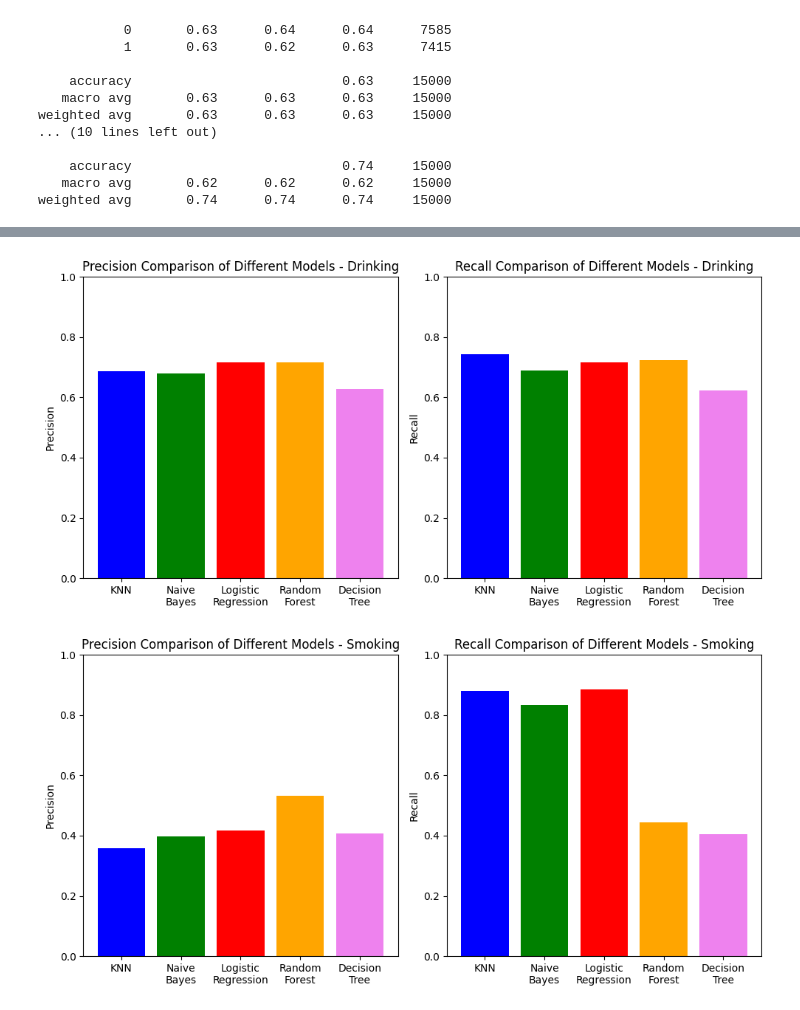
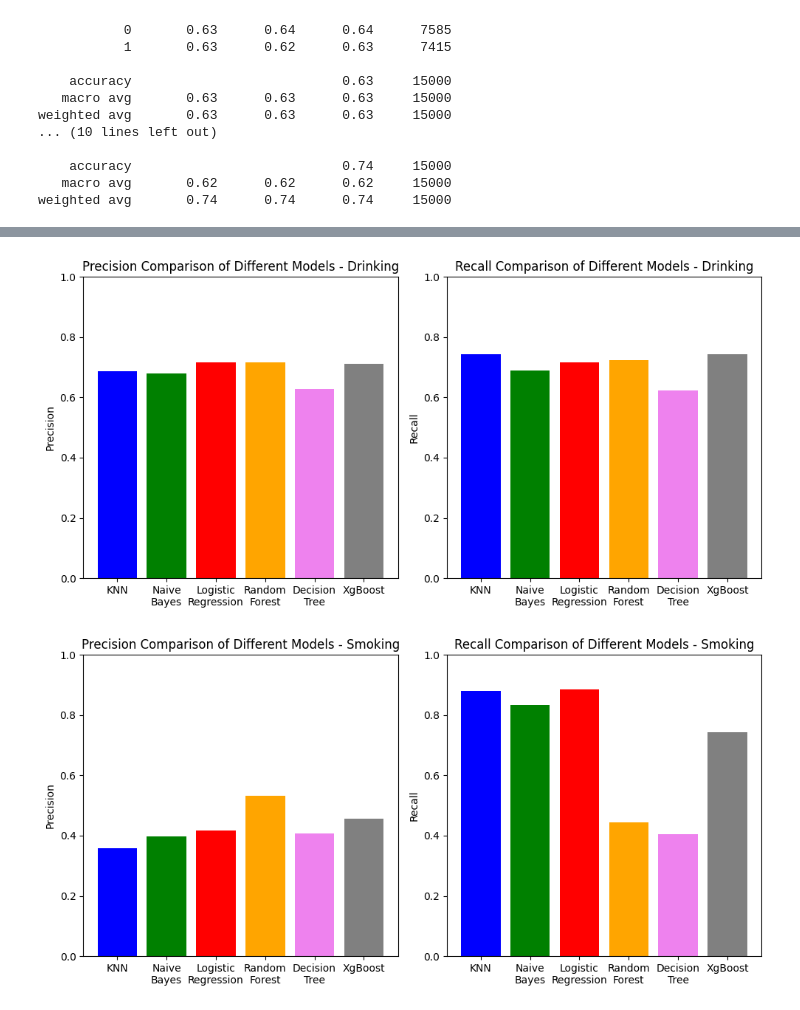
Before and after one commit to k-m-abrar-ahsan/Smoking-and-Drinking-Dataset-with-body-signal, a Jupyter notebook: main.ipynb, the cells around one changed output, grey strips where cells are left out. Saved outputs shown, nothing was run; the diff lists cells and outputs as text; code cells hidden in the pictures.

```diff
--- a/main.ipynb
+++ b/main.ipynb
@@ -522,3 +568,3 @@ weighted avg       0.74      0.74      0.74     15000
 # %%
-models = ['KNN',  'Naive\nBayes',  'Logistic\nRegression','Random\nForest','Decision\nTree']
+models = ['KNN',  'Naive\nBayes',  'Logistic\nRegression','Random\nForest','Decision\nTree','XgBoost']
 # %%
@@ -569,45 +615,51 @@ dt_recall_1 = recall_score(y_drink_test, dt_pred_drink)
 dt_precision_2= precision_score(y_smoke_test, dt_pred_smoke)
 dt_recall_2 = recall_score(y_smoke_test, dt_pred_smoke)
 
-precisions_1 = [knn_precision_1,  nb_precision_1, logreg_precision_1, rf_precision_1,dt_precision_1]
-recalls_1 = [ knn_recall_1,  nb_recall_1,  logreg_recall_1, rf_recall_1,dt_recall_1]
-precisions_2 = [knn_precision_2,  nb_precision_2, logreg_precision_2, rf_precision_2,dt_precision_2 ]
-recalls_2 = [ knn_recall_2,  nb_recall_2,  logreg_recall_2, rf_recall_2,dt_recall_2]
+xgb_precision_1= precision_score(y_drink_test, xgb_pred_drink)
+xgb_recall_1 = recall_score(y_drink_test, xgb_pred_drink)
+
+xgb_precision_2= precision_score(y_smoke_test, xgb_pred_smoke)
+xgb_recall_2 = recall_score(y_smoke_test, xgb_pred_smoke)
+
+precisions_1 = [knn_precision_1,  nb_precision_1, logreg_precision_1, rf_precision_1,dt_precision_1,xgb_precision_1]
+recalls_1 = [ knn_recall_1,  nb_recall_1,  logreg_recall_1, rf_recall_1,dt_recall_1,xgb_recall_2]
+precisions_2 = [knn_precision_2,  nb_precision_2, logreg_precision_2, rf_precision_2,dt_precision_2,xgb_precision_2 ]
+recalls_2 = [ knn_recall_2,  nb_recall_2,  logreg_recall_2, rf_recall_2,dt_recall_2,xgb_recall_2]
 
 
 
 
 fig, (ax1, ax2) = plt.subplots(1, 2, figsize=(10, 5))
 
-ax1.bar(models, precisions_1, color=['blue', 'green', 'red','orange','violet'])
+ax1.bar(models, precisions_1, color=['blue', 'green', 'red','orange','violet','grey'])
 ax1.set_ylim(0, 1)
 ax1.set_ylabel('Precision')
 ax1.set_title('Precision Comparison of Different Models - Drinking')
 
-ax2.bar(models, recalls_1, color=['blue', 'green', 'red','orange','violet'])
+ax2.bar(models, recalls_1, color=['blue', 'green', 'red','orange','violet','grey'])
 ax2.set_ylim(0, 1)
 ax2.set_ylabel('Recall')
 ax2.set_title('Recall Comparison of Different Models - Drinking')
 
 plt.tight_layout()
 plt.show()
 
 fig, (ax1, ax2) = plt.subplots(1, 2, figsize=(10, 5))
 
-ax1.bar(models, precisions_2, color=['blue', 'green', 'red','orange','violet'])
+ax1.bar(models, precisions_2, color=['blue', 'green', 'red','orange','violet','grey'])
 ax1.set_ylim(0, 1)
 ax1.set_ylabel('Precision')
 ax1.set_title('Precision Comparison of Different Models - Smoking')
 
-ax2.bar(models, recalls_2, color=['blue', 'green', 'red','orange','violet'])
+ax2.bar(models, recalls_2, color=['blue', 'green', 'red','orange','violet','grey'])
 ax2.set_ylim(0, 1)
 ax2.set_ylabel('Recall')
 ax2.set_title('Recall Comparison of Different Models - Smoking')
 
 plt.tight_layout()
 plt.show()
 # %% [output]
-[figure, old version]
+[figure, new version]
-[figure, old version]
+[figure, new version]
 # %%
 knn_f1_score_1 = f1_score(y_drink_test, knn_pred_drink)
```
Also changed, not shown: parts of 5 cells of this notebook.
